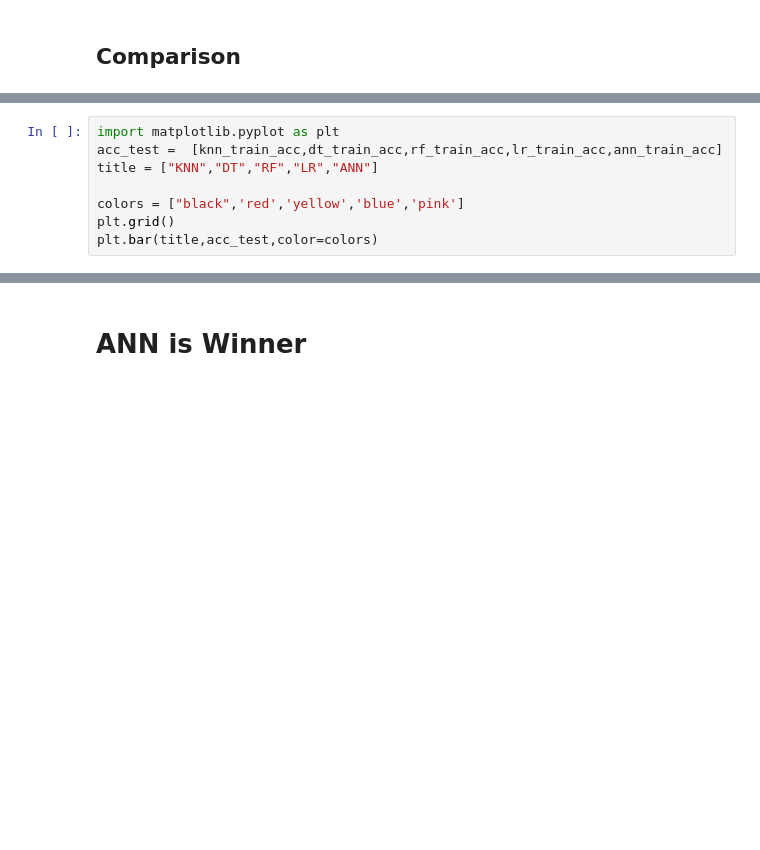
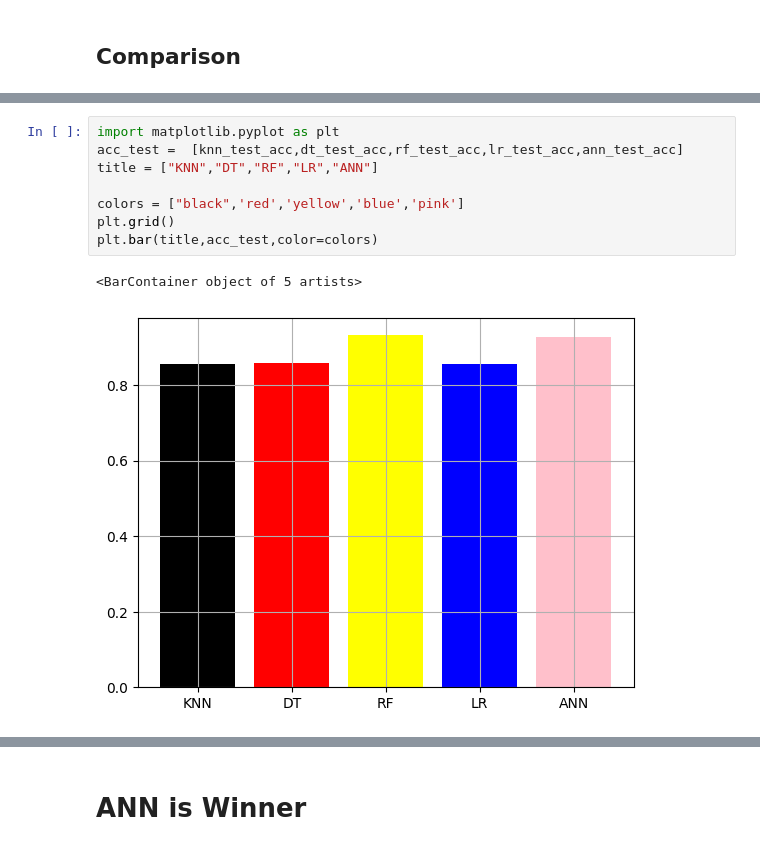
Before and after one commit to Moj47/Heart-diseases-prediction-by-ML-Algorithms, a Jupyter notebook: Heart.ipynb, the cells around one changed output, grey strips where cells are left out. Saved outputs shown, nothing was run; the diff lists cells and outputs as text; blank space fills up the shorter version.

Commit message:
bug fixed : i add test acc in comparison

```diff
--- a/Heart.ipynb
+++ b/Heart.ipynb
@@ -124,11 +207,14 @@ plt.bar(title,acc_train,color=colors)
 # %%
 import matplotlib.pyplot as plt
-acc_test =  [knn_train_acc,dt_train_acc,rf_train_acc,lr_train_acc,ann_train_acc]
+acc_test =  [knn_test_acc,dt_test_acc,rf_test_acc,lr_test_acc,ann_test_acc]
 title = ["KNN","DT","RF","LR","ANN"]
 
 colors = ["black",'red','yellow','blue','pink']
 plt.grid()
 plt.bar(title,acc_test,color=colors)
+# %% [output]
+<BarContainer object of 5 artists>
+[figure, added]
 # %%
 p = [knn_perc,dt_perc,rf_perc,lr_perc,ann_perc]
 title = ["KNN","DT","RF","LR","ANN"]
```
Also changed, not shown: parts of 19 cells of this notebook.
